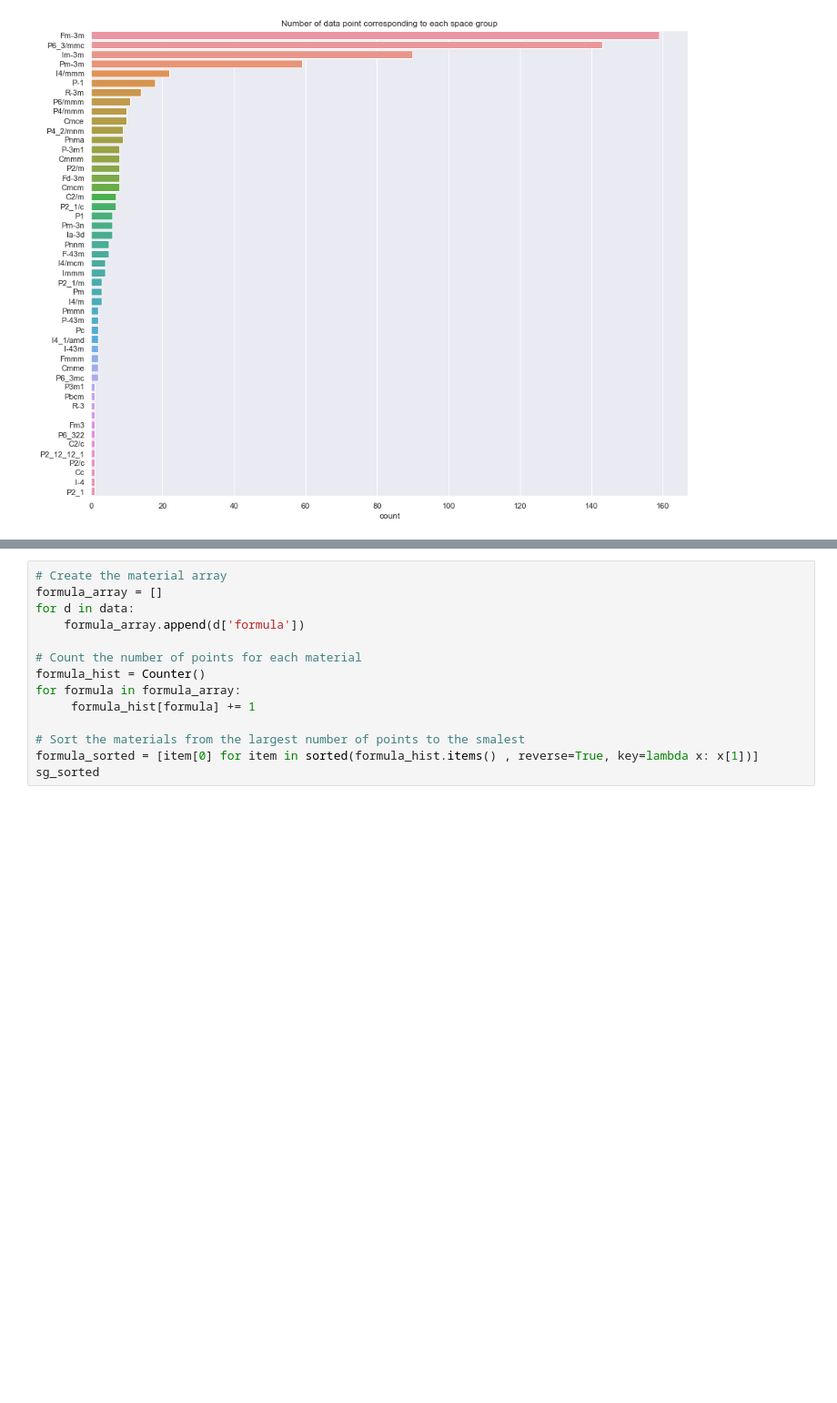
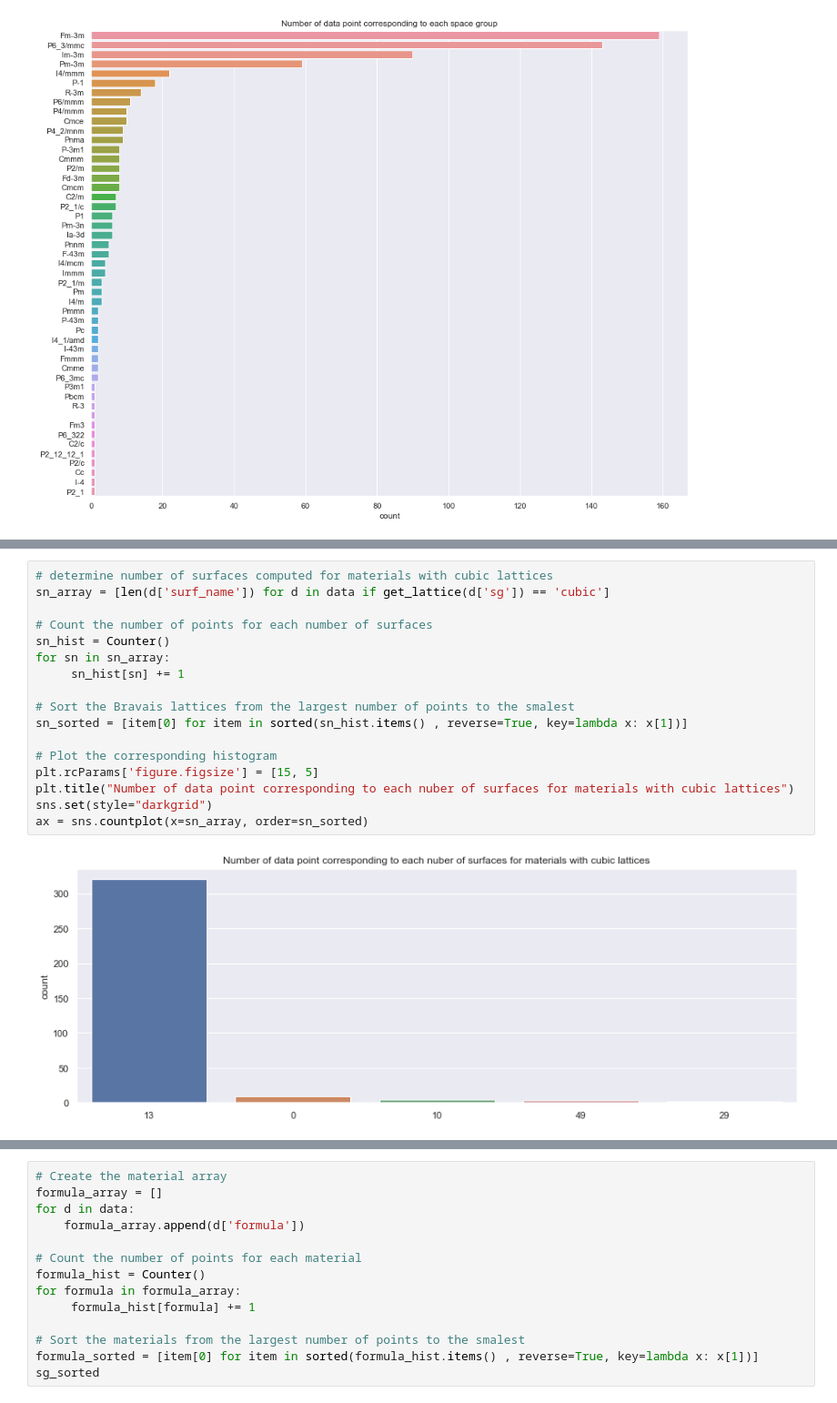
Before and after one commit to vladturlo/JARVIS_ML, a Jupyter notebook: Data_Preparation/Jarvis_data_json2csv.ipynb, the cells around one changed output, grey strips where cells are left out. Shown: that part at 91% size. Cells and saved outputs as stored; diff of their text form; blank space fills up the shorter version.

```diff
--- a/Data_Preparation/Jarvis_data_json2csv.ipynb
+++ b/Data_Preparation/Jarvis_data_json2csv.ipynb
@@ -95,0 +102,19 @@ ax = sns.countplot(x=bl_array, order=bl_sorted)
+# %%
+# determine number of surfaces computed for materials with cubic lattices
+sn_array = [len(d['surf_name']) for d in data if get_lattice(d['sg']) == 'cubic']
+
+# Count the number of points for each number of surfaces
+sn_hist = Counter()
+for sn in sn_array:
+     sn_hist[sn] += 1
+
+# Sort the Bravais lattices from the largest number of points to the smalest
+sn_sorted = [item[0] for item in sorted(sn_hist.items() , reverse=True, key=lambda x: x[1])]
+
+# Plot the corresponding histogram
+plt.rcParams['figure.figsize'] = [15, 5]
+plt.title("Number of data point corresponding to each nuber of surfaces for materials with cubic lattices")
+sns.set(style="darkgrid")
+ax = sns.countplot(x=sn_array, order=sn_sorted)
+# %% [output]
+[figure, added]
```
Also changed, not shown: parts of 9 cells of this notebook, 1 other file.
